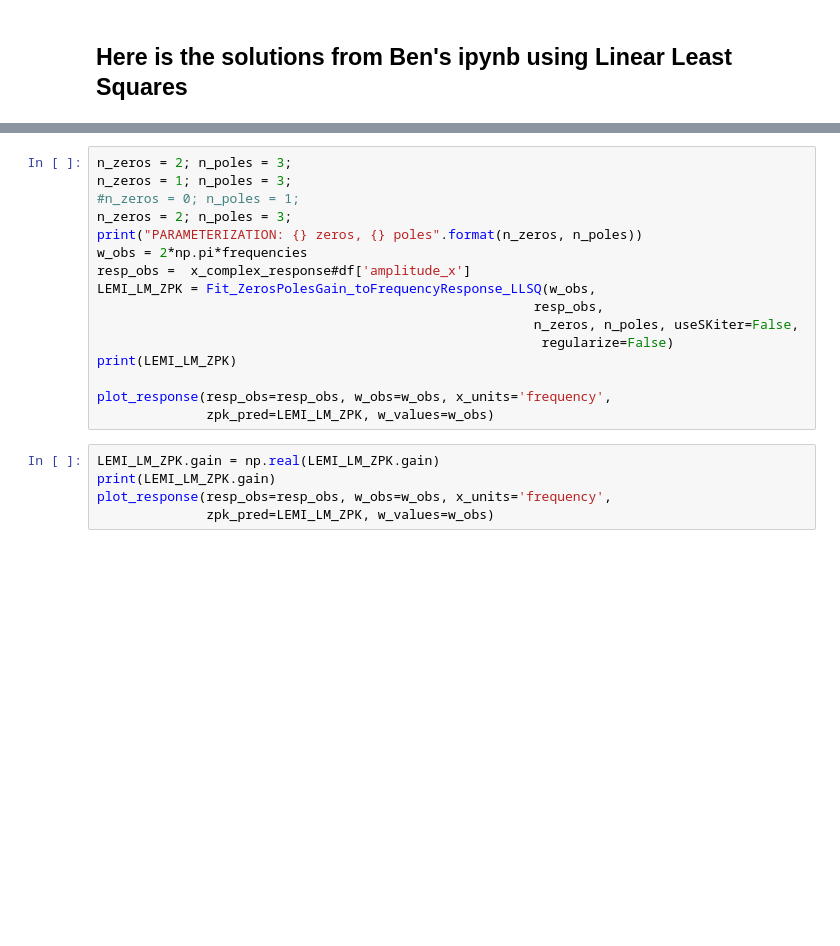
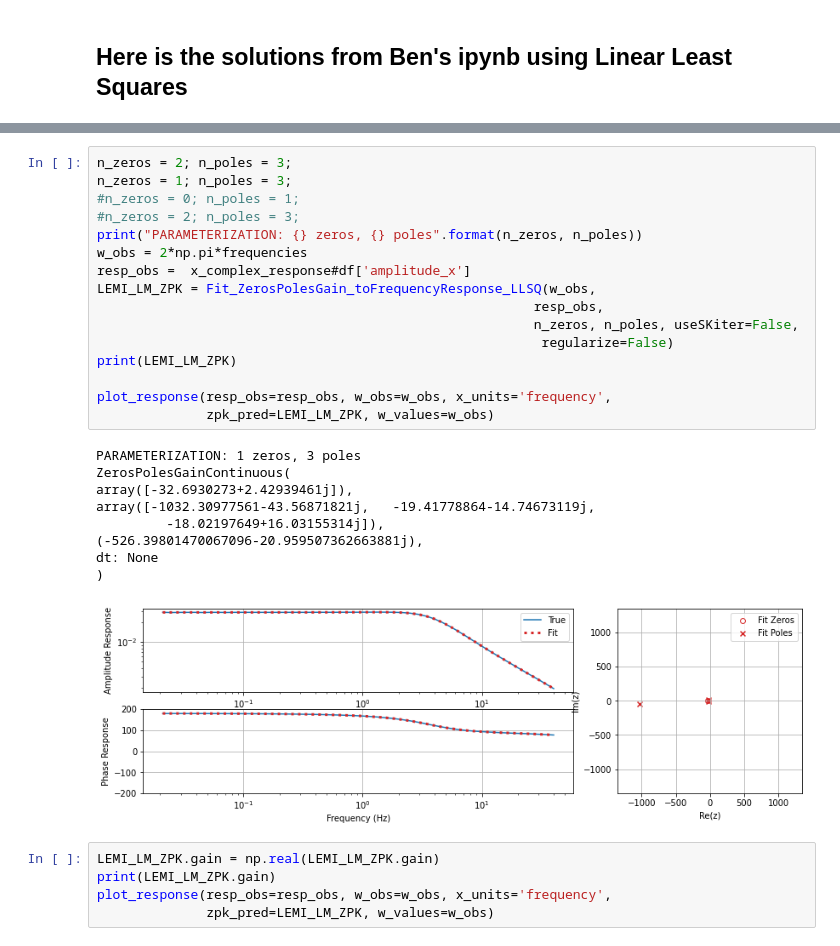
Before and after one commit to simpeg-research/iris-mt-scratch, a Jupyter notebook: iris_mt_scratch/sandbox/poles_and_zeros/lemi_fitting_20210226.ipynb, the cells around one changed output, grey strips where cells are left out. Cells and saved outputs as stored; diff of their text form; blank space fills up the shorter version.

```diff
--- a/iris_mt_scratch/sandbox/poles_and_zeros/lemi_fitting_20210226.ipynb
+++ b/iris_mt_scratch/sandbox/poles_and_zeros/lemi_fitting_20210226.ipynb
@@ -130,19 +162,29 @@ If we want to optimize we need to add constraints however.  In particular, a reg
 # %%
 n_zeros = 2; n_poles = 3;
 n_zeros = 1; n_poles = 3;
 #n_zeros = 0; n_poles = 1;
-n_zeros = 2; n_poles = 3;
+#n_zeros = 2; n_poles = 3;
 print("PARAMETERIZATION: {} zeros, {} poles".format(n_zeros, n_poles))
 w_obs = 2*np.pi*frequencies
 resp_obs =  x_complex_response#df['amplitude_x']
 LEMI_LM_ZPK = Fit_ZerosPolesGain_toFrequencyResponse_LLSQ(w_obs,
                                                         resp_obs,
                                                         n_zeros, n_poles, useSKiter=False,
                                                          regularize=False)
 print(LEMI_LM_ZPK)
 
 plot_response(resp_obs=resp_obs, w_obs=w_obs, x_units='frequency',
               zpk_pred=LEMI_LM_ZPK, w_values=w_obs)
+# %% [output]
+PARAMETERIZATION: 1 zeros, 3 poles
+ZerosPolesGainContinuous(
+array([-32.6930273+2.42939461j]),
+array([-1032.30977561-43.56871821j,   -19.41778864-14.74673119j,
+         -18.02197649+16.03155314j]),
+(-526.39801470067096-20.959507362663881j),
+dt: None
+)
+[figure, added]
 # %%
 LEMI_LM_ZPK.gain = np.real(LEMI_LM_ZPK.gain)
 print(LEMI_LM_ZPK.gain)
```
Also changed, not shown: parts of 7 cells of this notebook, 3 other files.
